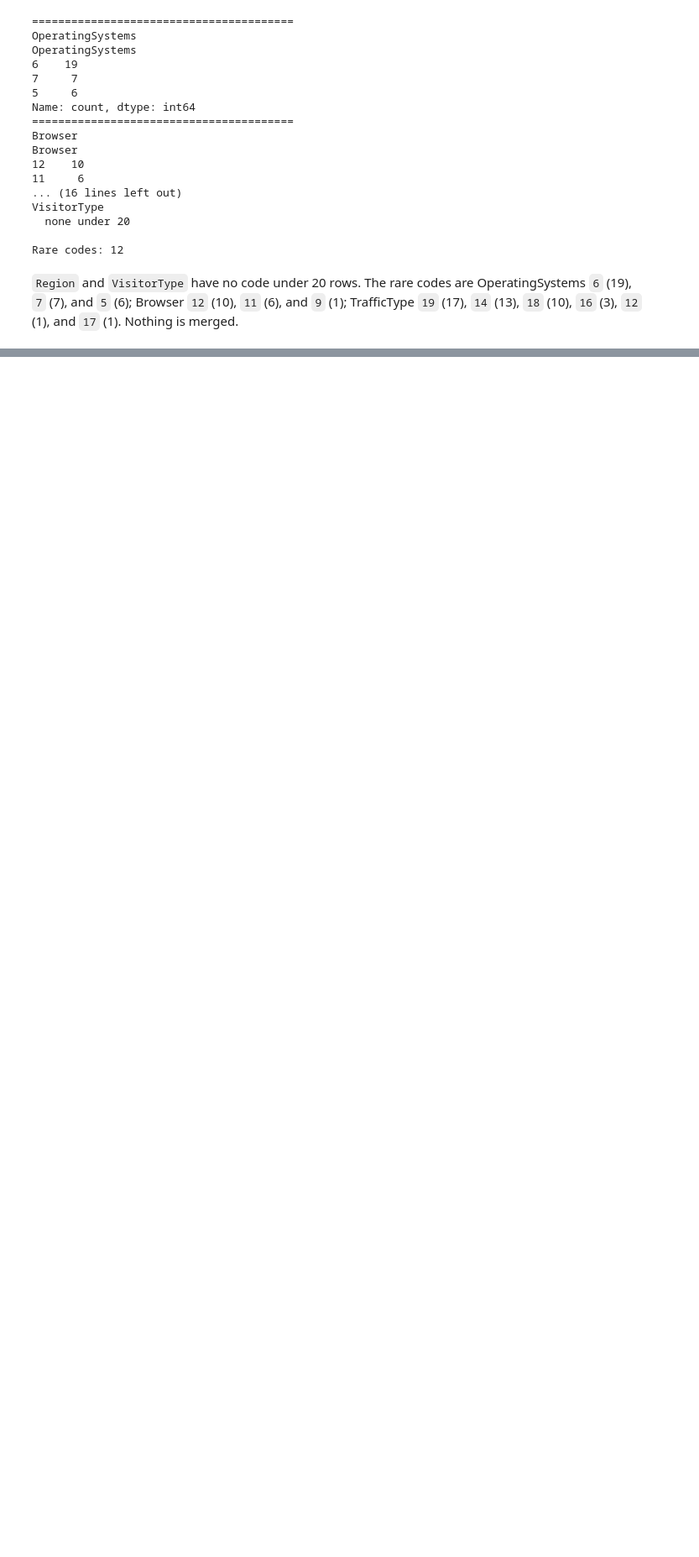
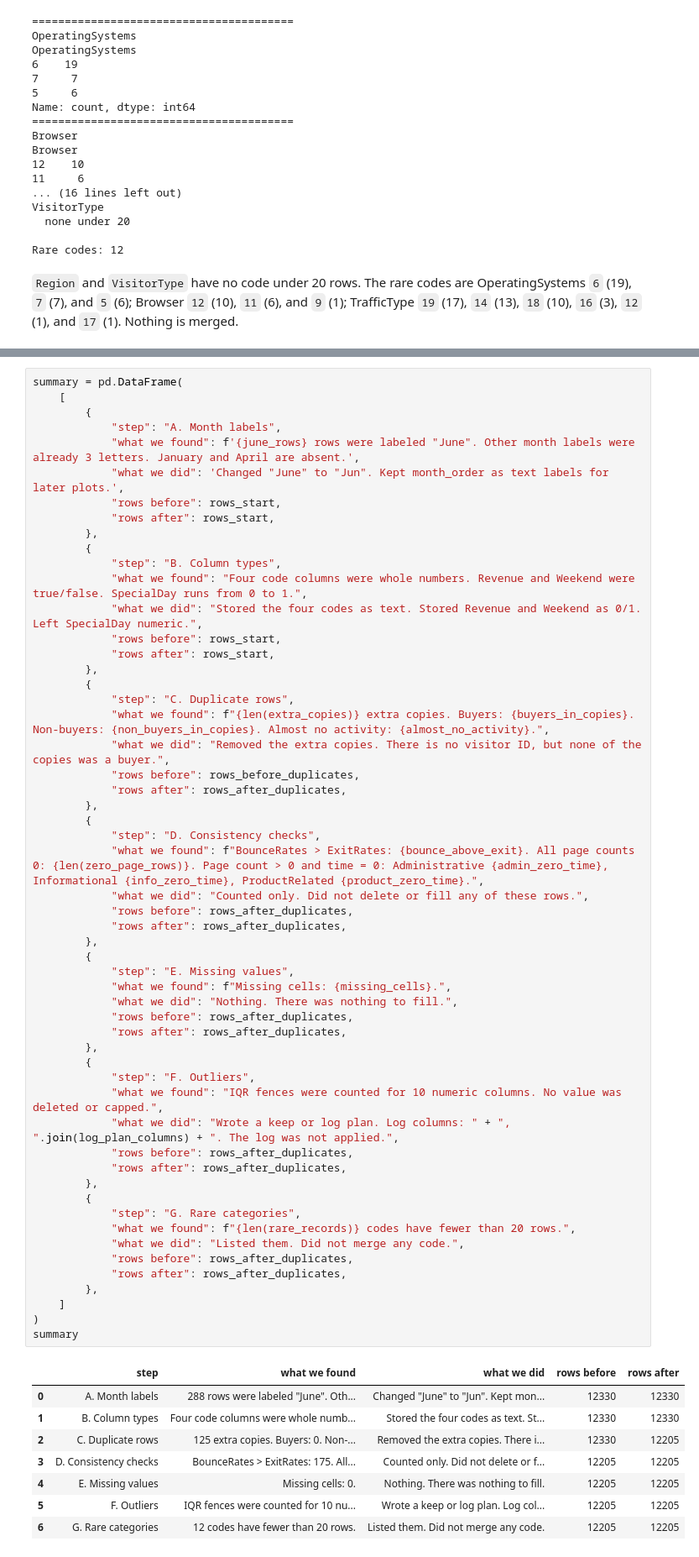
Before and after one commit to ghayasshahid/BuyerBehaviorPrediction, a Jupyter notebook: notebooks/01_data_cleaning.ipynb, the cells around one changed output, grey strips where cells are left out. Shown at 84% size. Drawn from its saved outputs; the diff is of its cells as text; blank space fills up the shorter version.

Commit message:
Save the cleaned shoppers table and the cleaning summary.
Co-authored-by: Cursor <cursoragent@cursor.com>

```diff
--- a/notebooks/01_data_cleaning.ipynb
+++ b/notebooks/01_data_cleaning.ipynb
@@ -840,0 +901,64 @@ Nothing is merged.
+# %%
+summary = pd.DataFrame(
+    [
+        {
+            "step": "A. Month labels",
+            "what we found": f'{june_rows} rows were labeled "June". Other month labels were already 3 letters. January and April are absent.',
+            "what we did": 'Changed "June" to "Jun". Kept month_order as text labels for later plots.',
+            "rows before": rows_start,
+            "rows after": rows_start,
+        },
+        {
+            "step": "B. Column types",
+            "what we found": "Four code columns were whole numbers. Revenue and Weekend were true/false. SpecialDay runs from 0 to 1.",
+            "what we did": "Stored the four codes as text. Stored Revenue and Weekend as 0/1. Left SpecialDay numeric.",
+            "rows before": rows_start,
+            "rows after": rows_start,
+        },
+        {
+            "step": "C. Duplicate rows",
+            "what we found": f"{len(extra_copies)} extra copies. Buyers: {buyers_in_copies}. Non-buyers: {non_buyers_in_copies}. Almost no activity: {almost_no_activity}.",
+            "what we did": "Removed the extra copies. There is no visitor ID, but none of the copies was a buyer.",
+            "rows before": rows_before_duplicates,
+            "rows after": rows_after_duplicates,
+        },
+        {
+            "step": "D. Consistency checks",
+            "what we found": f"BounceRates > ExitRates: {bounce_above_exit}. All page counts 0: {len(zero_page_rows)}. Page count > 0 and time = 0: Administrative {admin_zero_time}, Informational {info_zero_time}, ProductRelated {product_zero_time}.",
+            "what we did": "Counted only. Did not delete or fill any of these rows.",
+            "rows before": rows_after_duplicates,
+            "rows after": rows_after_duplicates,
+        },
+        {
+            "step": "E. Missing values",
+            "what we found": f"Missing cells: {missing_cells}.",
+            "what we did": "Nothing. There was nothing to fill.",
+            "rows before": rows_after_duplicates,
+            "rows after": rows_after_duplicates,
+        },
+        {
+            "step": "F. Outliers",
+            "what we found": "IQR fences were counted for 10 numeric columns. No value was deleted or capped.",
+            "what we did": "Wrote a keep or log plan. Log columns: " + ", ".join(log_plan_columns) + ". The log was not applied.",
+            "rows before": rows_after_duplicates,
+            "rows after": rows_after_duplicates,
+        },
+        {
+            "step": "G. Rare categories",
+            "what we found": f"{len(rare_records)} codes have fewer than 20 rows.",
+            "what we did": "Listed them. Did not merge any code.",
+            "rows before": rows_after_duplicates,
+            "rows after": rows_after_duplicates,
+        },
+    ]
+)
+summary
+# %% [output]
+|  | step | what we found | what we did | rows before | rows after |
+| 0 | A. Month labels | 288 rows were labeled "June". Oth... | Changed "June" to "Jun". Kept mon... | 12330 | 12330 |
+| 1 | B. Column types | Four code columns were whole numb... | Stored the four codes as text. St... | 12330 | 12330 |
+| 2 | C. Duplicate rows | 125 extra copies. Buyers: 0. Non-... | Removed the extra copies. There i... | 12330 | 12205 |
+| 3 | D. Consistency checks | BounceRates > ExitRates: 175. All... | Counted only. Did not delete or f... | 12205 | 12205 |
+| 4 | E. Missing values | Missing cells: 0. | Nothing. There was nothing to fill. | 12205 | 12205 |
+| 5 | F. Outliers | IQR fences were counted for 10 nu... | Wrote a keep or log plan. Log col... | 12205 | 12205 |
+| 6 | G. Rare categories | 12 codes have fewer than 20 rows. | Listed them. Did not merge any code. | 12205 | 12205 |
```
Also changed, not shown: parts of 5 cells of this notebook, 1 other file.
